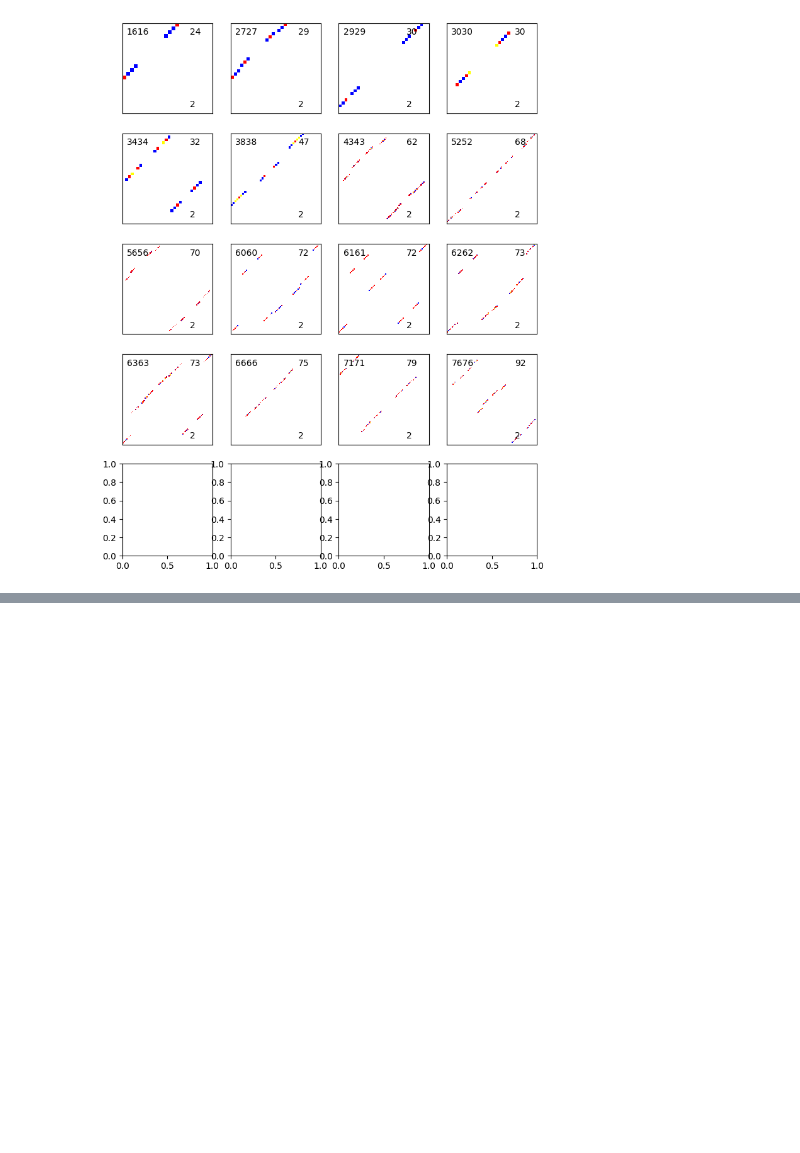
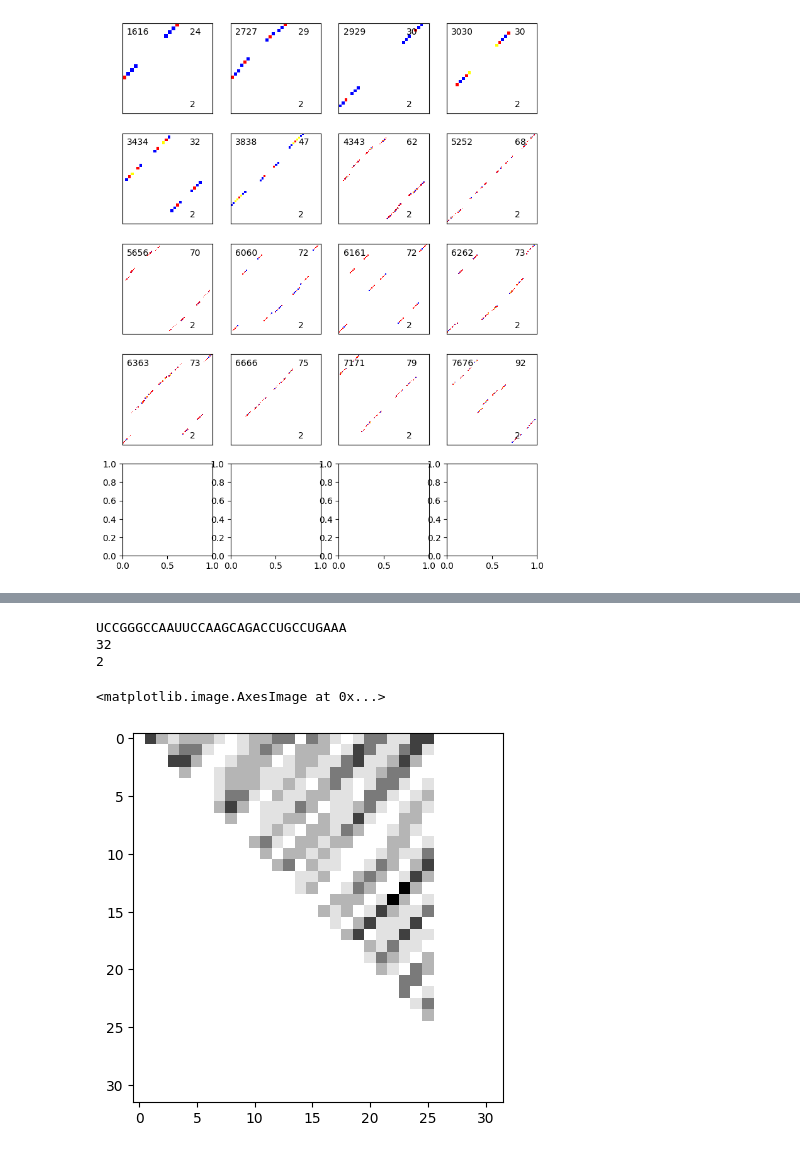
Before and after one commit to julius-2027/cs229_rna_folding, a Jupyter notebook: kinfold_simulations/SLURM/analyze_mfestruct_bpgrid.ipynb, the cells around one changed output, grey strips where cells are left out. Drawn from its saved outputs; the diff is of its cells as text; code cells hidden in the pictures; blank space fills up the shorter version.

Commit message:
Tried to do feature engineering for 1 peak vs 2 peaks classification

```diff
--- a/kinfold_simulations/SLURM/analyze_mfestruct_bpgrid.ipynb
+++ b/kinfold_simulations/SLURM/analyze_mfestruct_bpgrid.ipynb
@@ -256,0 +347,26 @@ plt.savefig('bpgrid_colored_2peaks.pdf', bbox_inches='tight', pad_inches=0.25)
+# %%
+def kmer_comp_map(seq, k=6):
+    n = len(seq)
+    comp = str.maketrans('AUGC', 'UACG')
+    scores = np.zeros((n, n))
+    for i in range(n - k):
+        kmer = seq[i:i+k]
+        target = kmer.translate(comp)[::-1]  # reverse complement
+        for j in range(n - k):
+            if j > i:  # avoid re-checking symmetric pairs twice, and trivial adjacency
+                match = sum(a == b for a, b in zip(seq[j:j+k], target))
+                scores[i, j] = match / k
+    return scores
+# %%
+seq = df_subset_numpeaks1or2.loc[3500, 'sequence']
+print(seq)
+print(len(seq))
+print(df_subset_numpeaks1or2.loc[3500, 'num_peaks'])
+scores = kmer_comp_map(seq)
+plt.imshow(scores, cmap='Grays')
+# %% [output]
+UCCGGGCCAAUUCCAAGCAGACCUGCCUGAAA
+32
+2
+<matplotlib.image.AxesImage at 0x...>
+[figure, added]
```
Also changed, not shown: parts of 25 cells of this notebook, 10 other files.
